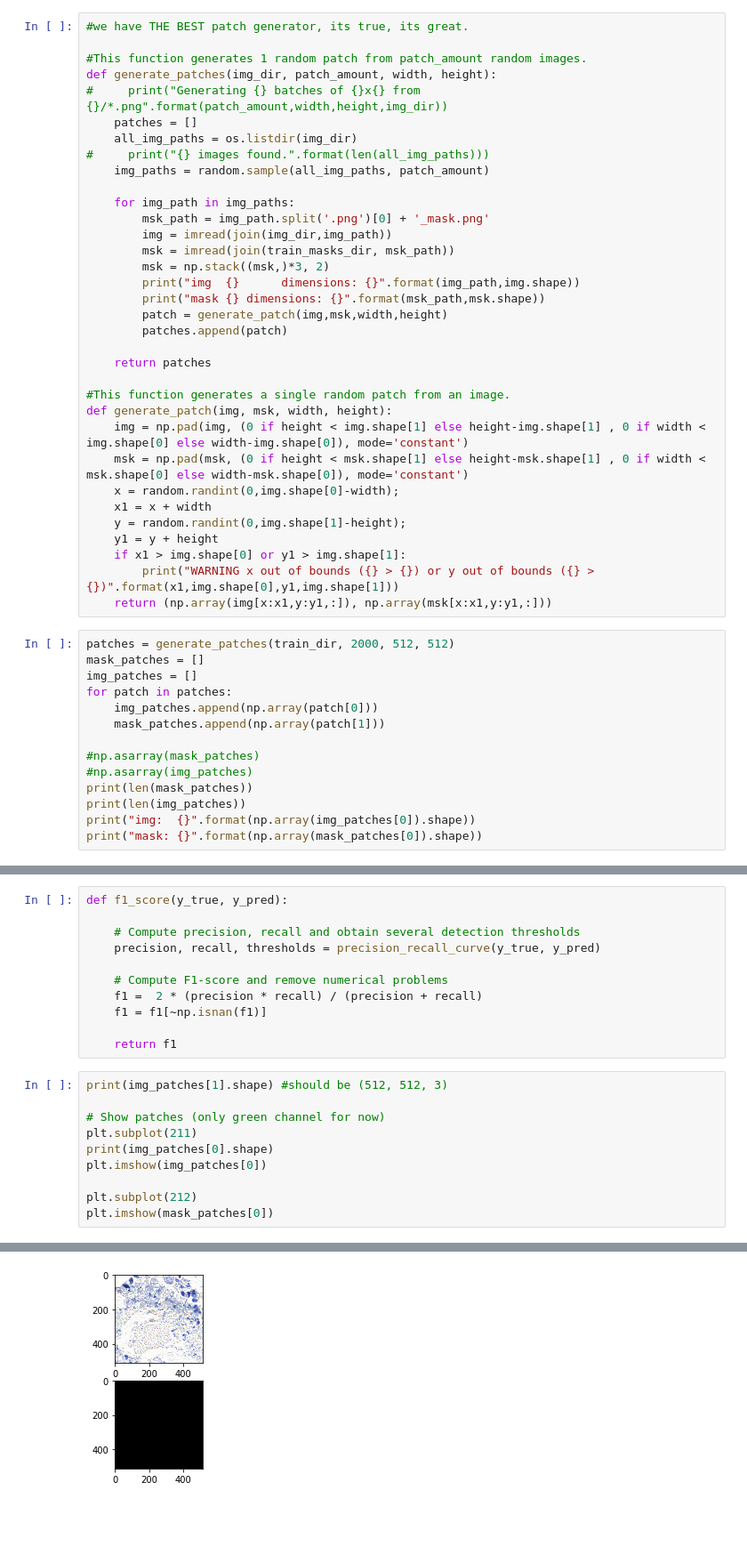
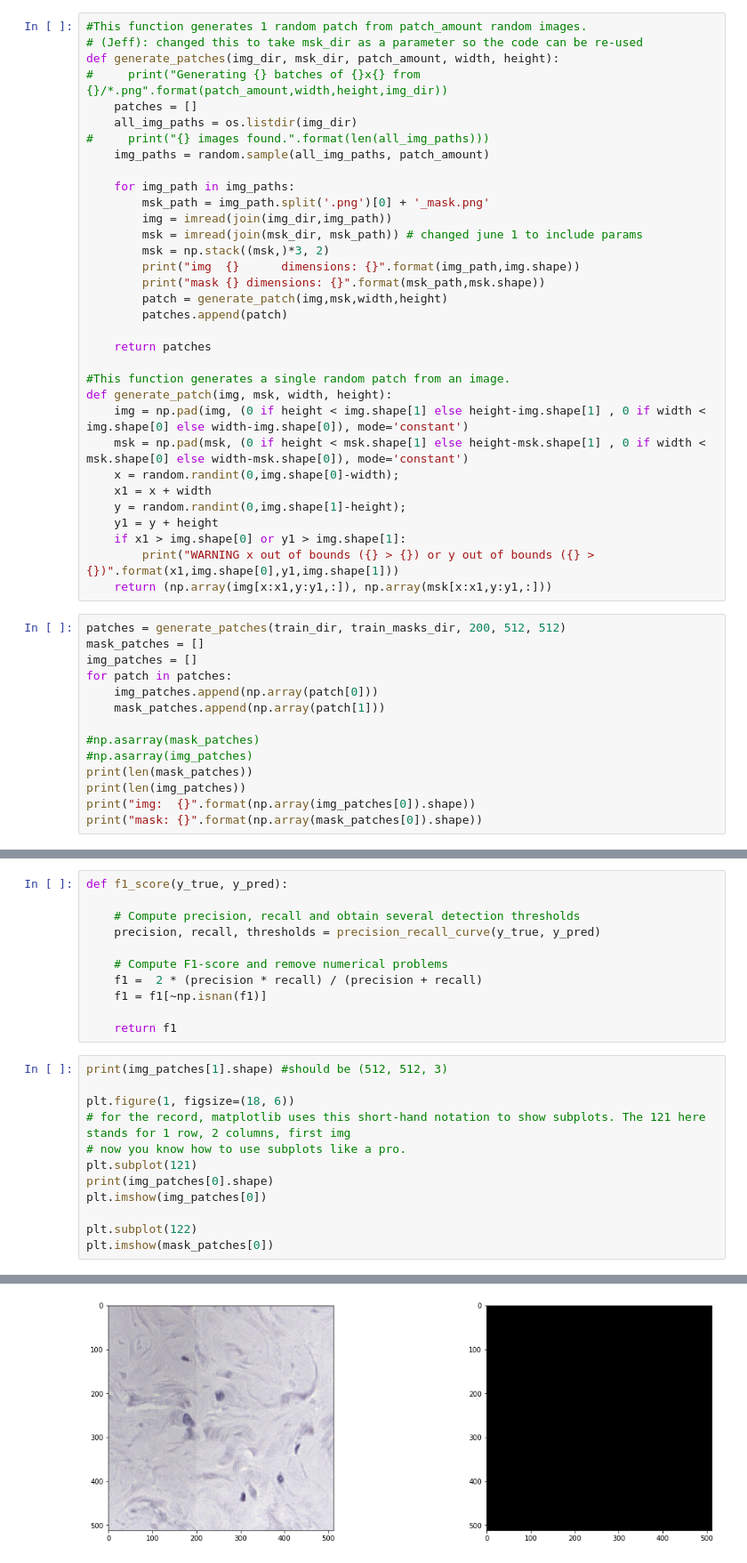
Before and after one commit to jeffluppes/ISMI2018, a Jupyter notebook: Project/ProjectNotebook.ipynb, the cells around one changed output, grey strips where cells are left out. Shown at 89% size. Drawn from its saved outputs; the diff is of its cells as text; blank space fills up the shorter version.

```diff
--- a/Project/ProjectNotebook.ipynb
+++ b/Project/ProjectNotebook.ipynb
@@ -221,8 +240,7 @@ for path in training_paths:
 # %%
-#we have THE BEST patch generator, its true, its great.
-
 #This function generates 1 random patch from patch_amount random images.
-def generate_patches(img_dir, patch_amount, width, height):
+# (Jeff): changed this to take msk_dir as a parameter so the code can be re-used
+def generate_patches(img_dir, msk_dir, patch_amount, width, height):
 #     print("Generating {} batches of {}x{} from {}/*.png".format(patch_amount,width,height,img_dir))
     patches = []
     all_img_paths = os.listdir(img_dir)
@@ -232,7 +250,7 @@ def generate_patches(img_dir, patch_amount, width, height):
     for img_path in img_paths:
         msk_path = img_path.split('.png')[0] + '_mask.png'
         img = imread(join(img_dir,img_path))
-        msk = imread(join(train_masks_dir, msk_path))
+        msk = imread(join(msk_dir, msk_path)) # changed june 1 to include params
         msk = np.stack((msk,)*3, 2)
         print("img  {}      dimensions: {}".format(img_path,img.shape))
         print("mask {} dimensions: {}".format(msk_path,msk.shape))
@@ -253,7 +271,7 @@ def generate_patch(img, msk, width, height):
         print("WARNING x out of bounds ({} > {}) or y out of bounds ({} > {})".format(x1,img.shape[0],y1,img.shape[1]))
     return (np.array(img[x:x1,y:y1,:]), np.array(msk[x:x1,y:y1,:]))
 # %%
-patches = generate_patches(train_dir, 2000, 512, 512)
+patches = generate_patches(train_dir, train_masks_dir, 200, 512, 512)
 mask_patches = []
 img_patches = []
 for patch in patches:
@@ -491,11 +522,13 @@ def f1_score(y_true, y_pred):
 # %%
 print(img_patches[1].shape) #should be (512, 512, 3)
 
-# Show patches (only green channel for now)
-plt.subplot(211)
+plt.figure(1, figsize=(18, 6))
+# for the record, matplotlib uses this short-hand notation to show subplots. The 121 here stands for 1 row, 2 columns, first img
+# now you know how to use subplots like a pro.
+plt.subplot(121)
 print(img_patches[0].shape)
 plt.imshow(img_patches[0])
 
-plt.subplot(212)
+plt.subplot(122)
 plt.imshow(mask_patches[0])
 # %% [output]
@@ -504,3 +537,3 @@ plt.imshow(mask_patches[0])
 <matplotlib.image.AxesImage at 0x...>
-[figure, old version]
+[figure, new version]
 # %%
```
Also changed, not shown: parts of 38 cells of this notebook.
